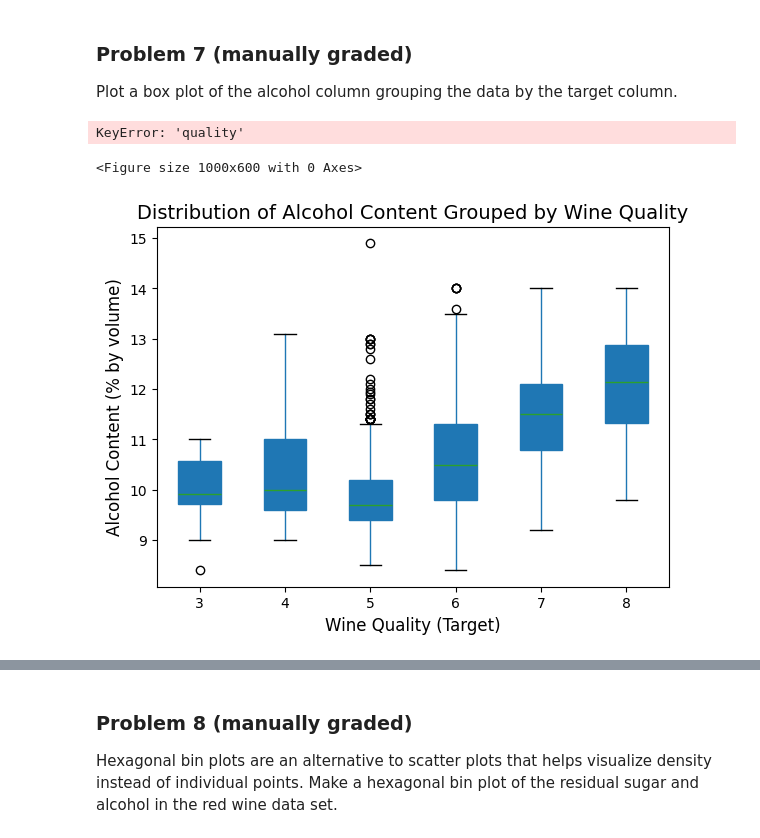
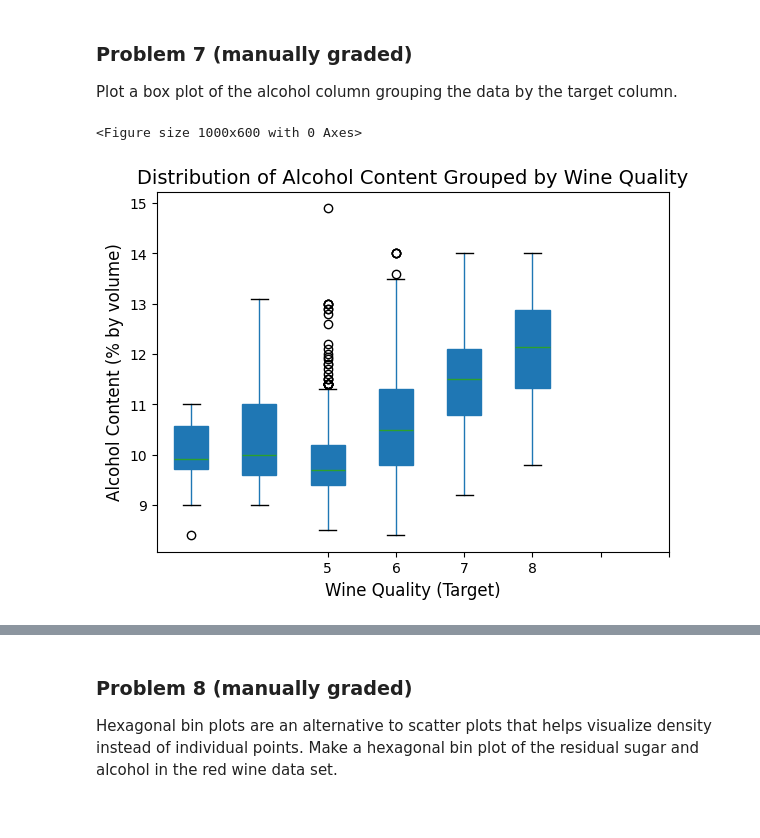
Before and after one commit to rajviu/dx602-homework-10, a Jupyter notebook: homework.ipynb, the cells around one changed output, grey strips where cells are left out. Saved outputs shown, nothing was run; the diff lists cells and outputs as text; code cells hidden in the pictures.

Commit message:
fixed_errors2

```diff
--- a/homework.ipynb
+++ b/homework.ipynb
@@ -221,23 +221,22 @@ Plot a box plot of the alcohol column grouping the data by the target column.
 # %%
 # YOUR CHANGES HERE
 
 plt.figure(figsize=(10, 6))
 
 red_wine.boxplot(column='alcohol', by='target', grid=False,
                 showfliers=True, patch_artist=True) # showfliers=True to include outliers
 
 # Customize the plot for clarity
 plt.title('Distribution of Alcohol Content Grouped by Wine Quality', fontsize=14)
 plt.suptitle('') # Suppress the default Pandas title
 plt.xlabel('Wine Quality (Target)', fontsize=12)
 plt.ylabel('Alcohol Content (% by volume)', fontsize=12)
-plt.xticks(sorted(red_wine['quality'].unique()))
+plt.xticks(sorted(red_wine['target'].unique()))
 
 plt.show()
 # %% [output]
-KeyError: 'quality'
+<Figure size 1000x600 with 0 Axes>
-<Figure size 1000x600 with 0 Axes>
-[figure, old version]
+[figure, new version]
 # %% [markdown]
 <div style="page-break-after: always;"></div>
 # %% [markdown]
```
Also changed, not shown: parts of 13 cells of this notebook.
